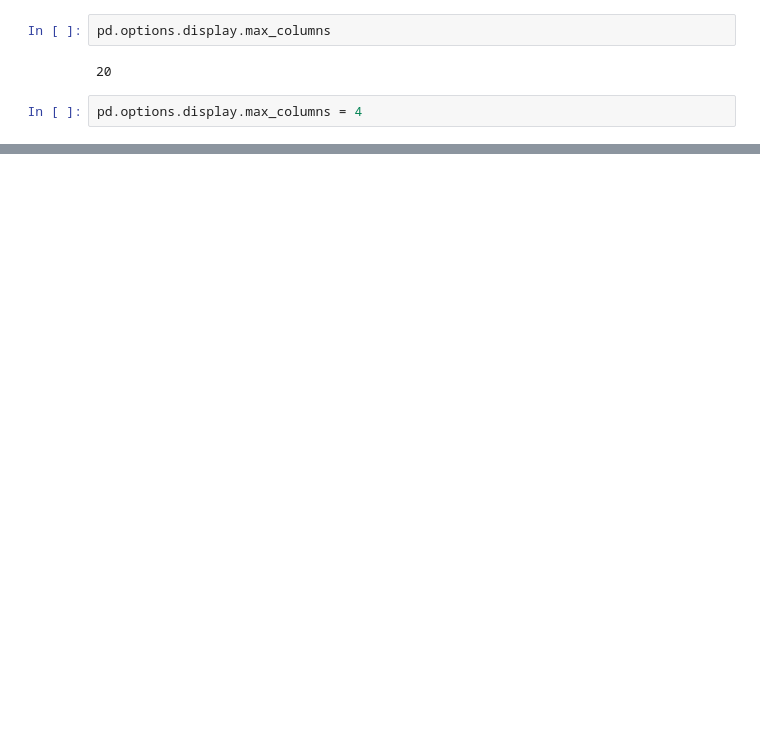
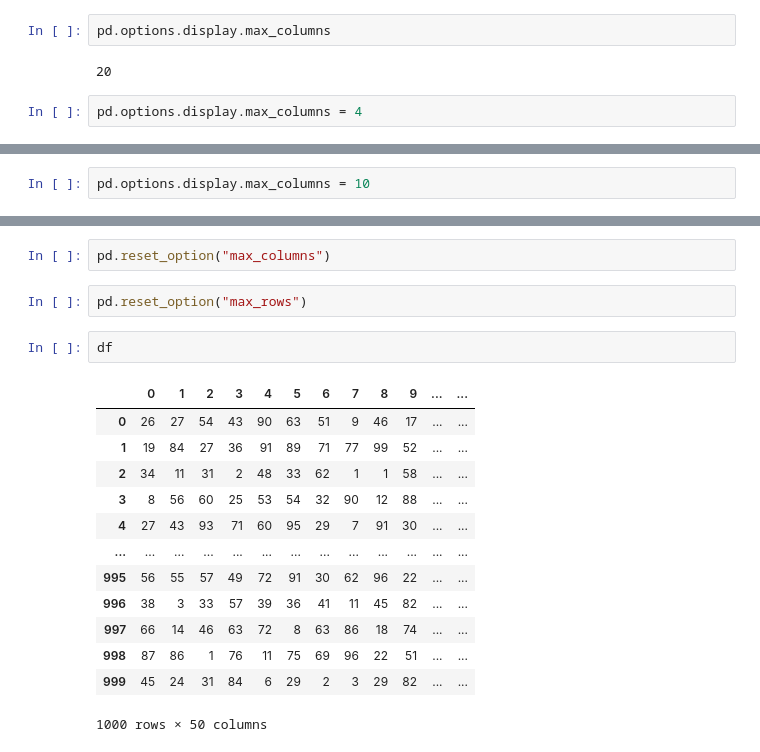
Before and after one commit to fabiodemo/course_data_analysis_with_pandas, a Jupyter notebook: pandas/Options and Settings.ipynb, the cells around one changed output, grey strips where cells are left out. Saved outputs shown, nothing was run; the diff lists cells and outputs as text; blank space fills up the shorter version.

```diff
--- a/pandas/Options and Settings.ipynb
+++ b/pandas/Options and Settings.ipynb
@@ -68,0 +129,2 @@ df
+# %%
+pd.options.display.max_columns = 10
@@ -68,0 +147,20 @@ df
+# %%
+pd.reset_option("max_columns")
+# %%
+pd.reset_option("max_rows")
+# %%
+df
+# %% [output]
+|  | 0 | 1 | 2 | 3 | 4 | 5 | 6 | 7 | 8 | 9 | ... | ... |
+| 0 | 26 | 27 | 54 | 43 | 90 | 63 | 51 | 9 | 46 | 17 | ... | ... |
+| 1 | 19 | 84 | 27 | 36 | 91 | 89 | 71 | 77 | 99 | 52 | ... | ... |
+| 2 | 34 | 11 | 31 | 2 | 48 | 33 | 62 | 1 | 1 | 58 | ... | ... |
+| 3 | 8 | 56 | 60 | 25 | 53 | 54 | 32 | 90 | 12 | 88 | ... | ... |
+| 4 | 27 | 43 | 93 | 71 | 60 | 95 | 29 | 7 | 91 | 30 | ... | ... |
+| ... | ... | ... | ... | ... | ... | ... | ... | ... | ... | ... | ... | ... |
+| 995 | 56 | 55 | 57 | 49 | 72 | 91 | 30 | 62 | 96 | 22 | ... | ... |
+| 996 | 38 | 3 | 33 | 57 | 39 | 36 | 41 | 11 | 45 | 82 | ... | ... |
+| 997 | 66 | 14 | 46 | 63 | 72 | 8 | 63 | 86 | 18 | 74 | ... | ... |
+| 998 | 87 | 86 | 1 | 76 | 11 | 75 | 69 | 96 | 22 | 51 | ... | ... |
+| 999 | 45 | 24 | 31 | 84 | 6 | 29 | 2 | 3 | 29 | 82 | ... | ... |
+1000 rows × 50 columns
```
Also changed, not shown: parts of 23 cells of this notebook.
